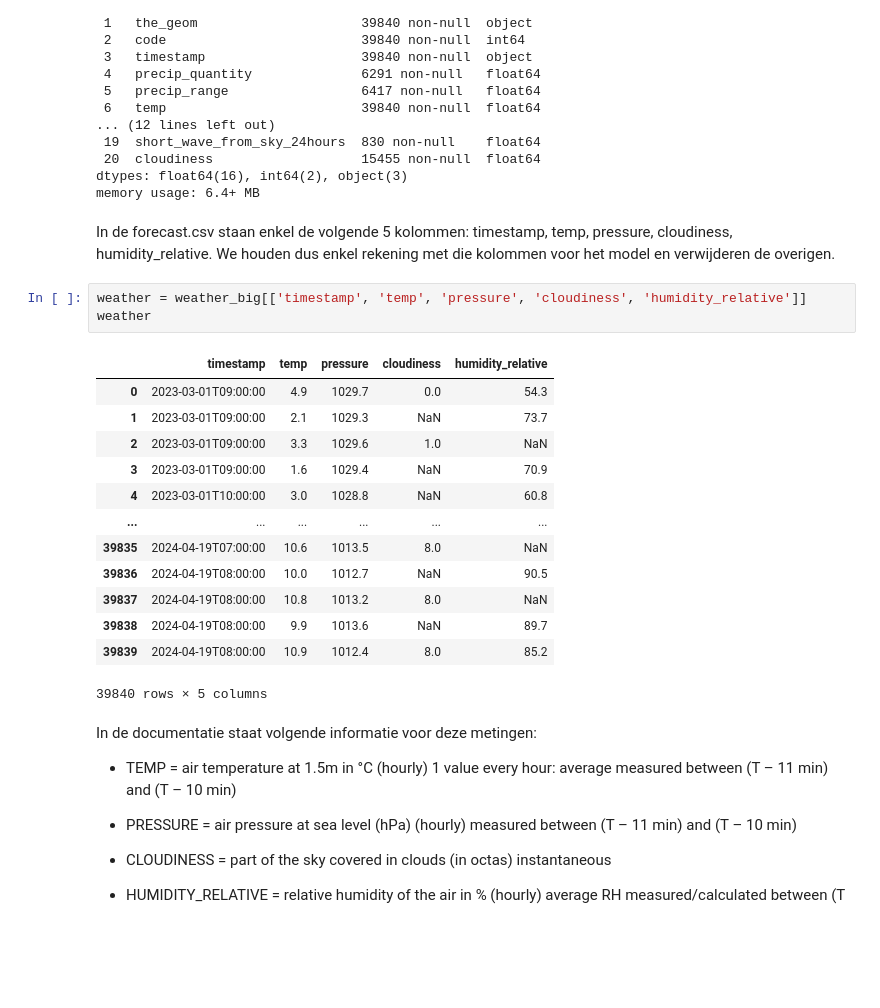
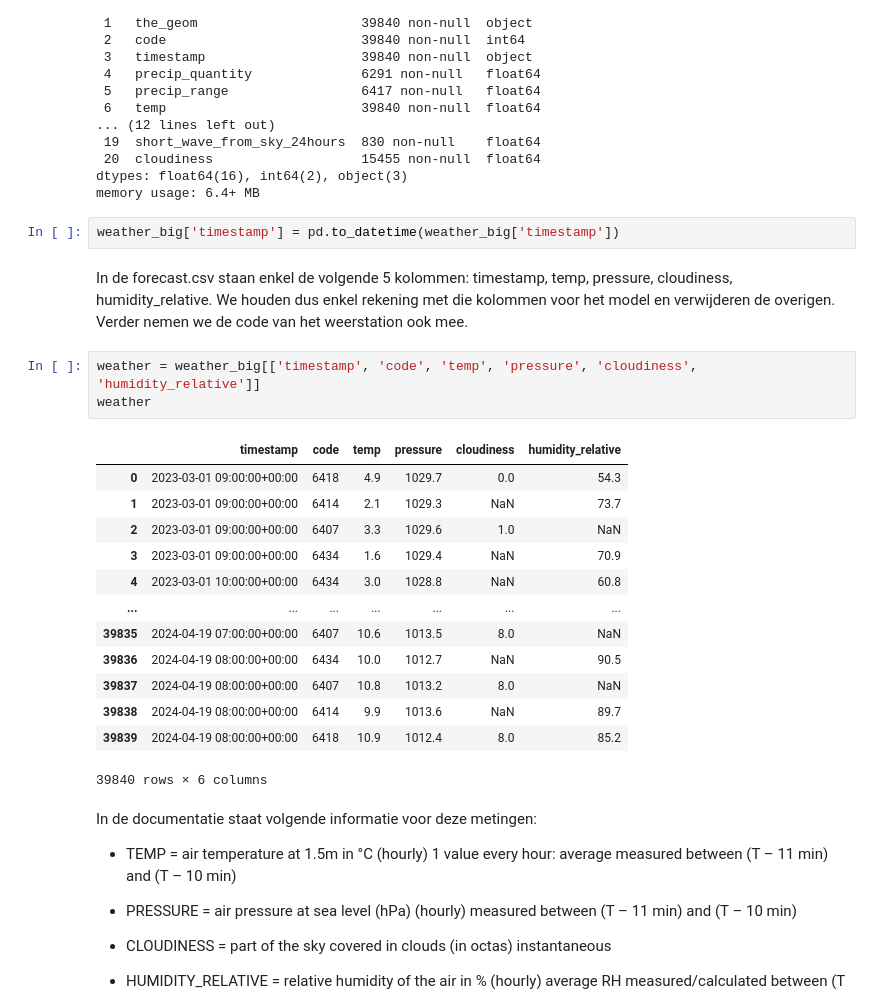
Before and after one commit to Robin-12/Project-Solar, a Jupyter notebook: Project_Solar.ipynb, the cells around one changed output. Drawn from its saved outputs; the diff is of its cells as text; blank space fills up the shorter version.

Commit message:
Opsplitsing per weerstation

```diff
--- a/Project_Solar.ipynb
+++ b/Project_Solar.ipynb
@@ -208,25 +245,27 @@ Data columns (total 21 columns):
  20  cloudiness                   15455 non-null  float64
 dtypes: float64(16), int64(2), object(3)
 memory usage: 6.4+ MB
+# %%
+weather_big['timestamp'] = pd.to_datetime(weather_big['timestamp'])
 # %% [markdown]
-In de forecast.csv staan enkel de volgende 5 kolommen: timestamp, temp, pressure, cloudiness, humidity_relative. We houden dus enkel rekening met die kolommen voor het model en verwijderen de overigen.
+In de forecast.csv staan enkel de volgende 5 kolommen: timestamp, temp, pressure, cloudiness, humidity_relative. We houden dus enkel rekening met die kolommen voor het model en verwijderen de overigen. Verder nemen we de code van het weerstation ook mee.
 # %%
-weather = weather_big[['timestamp', 'temp', 'pressure', 'cloudiness', 'humidity_relative']]
+weather = weather_big[['timestamp', 'code', 'temp', 'pressure', 'cloudiness', 'humidity_relative']]
 weather
 # %% [output]
-|  | timestamp | temp | pressure | cloudiness | humidity_relative |
-| 0 | 2023-03-01T09:00:00 | 4.9 | 1029.7 | 0.0 | 54.3 |
-| 1 | 2023-03-01T09:00:00 | 2.1 | 1029.3 | NaN | 73.7 |
-| 2 | 2023-03-01T09:00:00 | 3.3 | 1029.6 | 1.0 | NaN |
-| 3 | 2023-03-01T09:00:00 | 1.6 | 1029.4 | NaN | 70.9 |
-| 4 | 2023-03-01T10:00:00 | 3.0 | 1028.8 | NaN | 60.8 |
-| ... | ... | ... | ... | ... | ... |
-| 39835 | 2024-04-19T07:00:00 | 10.6 | 1013.5 | 8.0 | NaN |
-| 39836 | 2024-04-19T08:00:00 | 10.0 | 1012.7 | NaN | 90.5 |
-| 39837 | 2024-04-19T08:00:00 | 10.8 | 1013.2 | 8.0 | NaN |
-| 39838 | 2024-04-19T08:00:00 | 9.9 | 1013.6 | NaN | 89.7 |
-| 39839 | 2024-04-19T08:00:00 | 10.9 | 1012.4 | 8.0 | 85.2 |
+|  | timestamp | code | temp | pressure | cloudiness | humidity_relative |
+| 0 | 2023-03-01 09:00:00+00:00 | 6418 | 4.9 | 1029.7 | 0.0 | 54.3 |
+| 1 | 2023-03-01 09:00:00+00:00 | 6414 | 2.1 | 1029.3 | NaN | 73.7 |
+| 2 | 2023-03-01 09:00:00+00:00 | 6407 | 3.3 | 1029.6 | 1.0 | NaN |
+| 3 | 2023-03-01 09:00:00+00:00 | 6434 | 1.6 | 1029.4 | NaN | 70.9 |
+| 4 | 2023-03-01 10:00:00+00:00 | 6434 | 3.0 | 1028.8 | NaN | 60.8 |
+| ... | ... | ... | ... | ... | ... | ... |
+| 39835 | 2024-04-19 07:00:00+00:00 | 6407 | 10.6 | 1013.5 | 8.0 | NaN |
+| 39836 | 2024-04-19 08:00:00+00:00 | 6434 | 10.0 | 1012.7 | NaN | 90.5 |
+| 39837 | 2024-04-19 08:00:00+00:00 | 6407 | 10.8 | 1013.2 | 8.0 | NaN |
+| 39838 | 2024-04-19 08:00:00+00:00 | 6414 | 9.9 | 1013.6 | NaN | 89.7 |
+| 39839 | 2024-04-19 08:00:00+00:00 | 6418 | 10.9 | 1012.4 | 8.0 | 85.2 |
-39840 rows × 5 columns
+39840 rows × 6 columns
 # %% [markdown]
 In de documentatie staat volgende informatie voor deze metingen:
 
```
Also changed, not shown: parts of 31 cells of this notebook.
